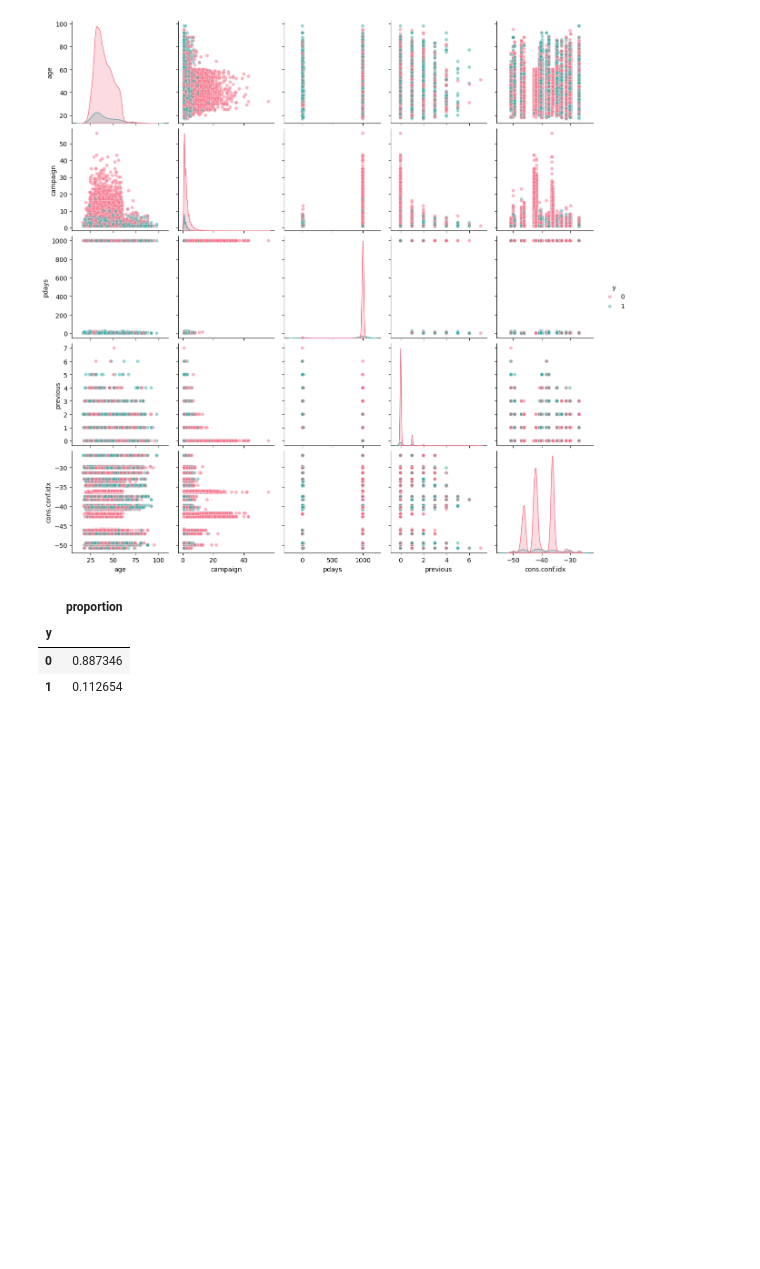
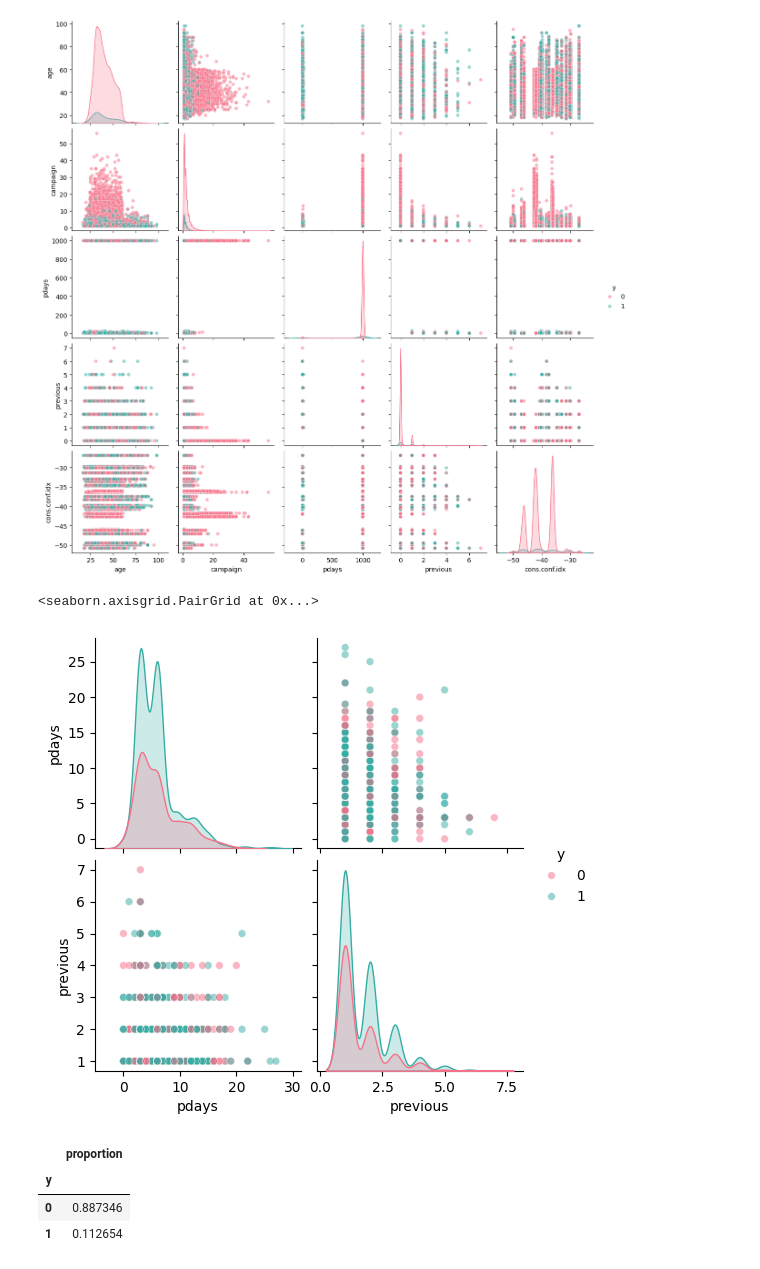
Before and after one commit to Daria-Lytvynenko/ML_course, a Jupyter notebook: Mid_term_Project.ipynb, the cells around one changed output. Drawn from its saved outputs; the diff is of its cells as text; code cells hidden in the pictures; blank space fills up the shorter version.

```diff
--- a/Mid_term_Project.ipynb
+++ b/Mid_term_Project.ipynb
@@ -376,6 +388,13 @@ sns.pairplot(train[['age','campaign','pdays', 'previous' ,'cons.conf.idx', 'y']]
 # %% [output]
 <seaborn.axisgrid.PairGrid at 0x...>
 [figure]
+# %%
+sns.pairplot(train[train['pdays']<999][['pdays', 'previous', 'y']], hue='y', diag_kind='kde',
+    palette='husl',
+    plot_kws={'alpha': 0.5, 's': 30})
+# %% [output]
+<seaborn.axisgrid.PairGrid at 0x...>
+[figure, added]
 # %%
 train['y'].value_counts(normalize=True)
 # %% [output]
```
Also changed, not shown: parts of 12 cells of this notebook.
